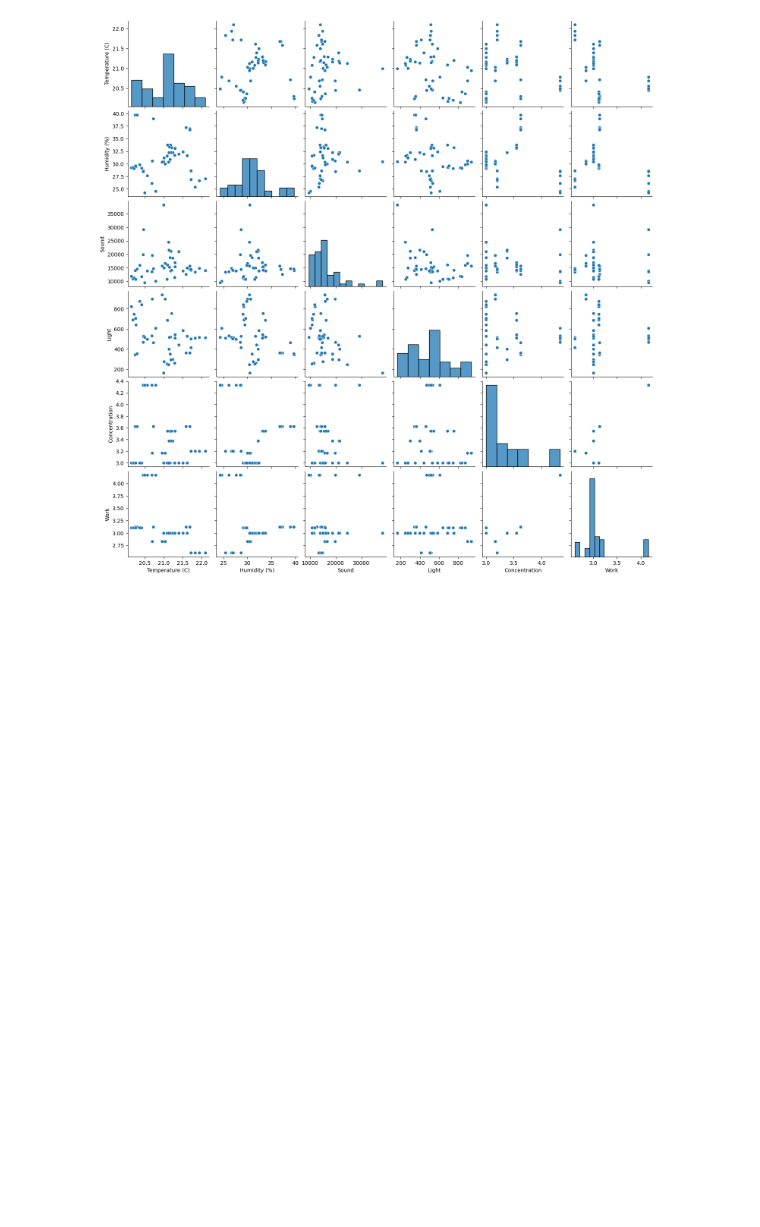
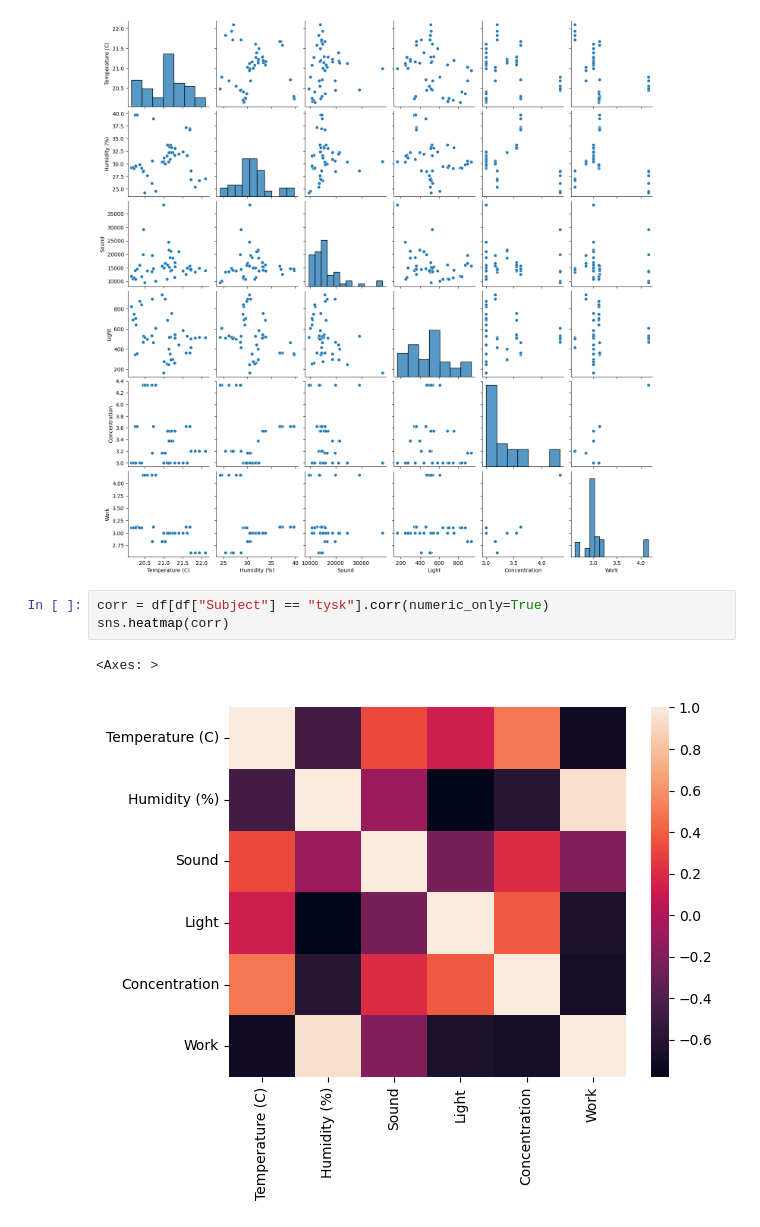
Before and after one commit to LilleAila/tof-prosjekt-26, a Jupyter notebook: data/analysis.ipynb, the cells around one changed output. Saved outputs shown, nothing was run; the diff lists cells and outputs as text; blank space fills up the shorter version.

```diff
--- a/data/analysis.ipynb
+++ b/data/analysis.ipynb
@@ -100,3 +102,9 @@ sns.pairplot(df)
 # %% [output]
 <seaborn.axisgrid.PairGrid at 0x...>
 [figure]
+# %%
+corr = df[df["Subject"] == "tysk"].corr(numeric_only=True)
+sns.heatmap(corr)
+# %% [output]
+<Axes: >
+[figure, added]
```
Also changed, not shown: parts of 3 cells of this notebook, 9 other files.
